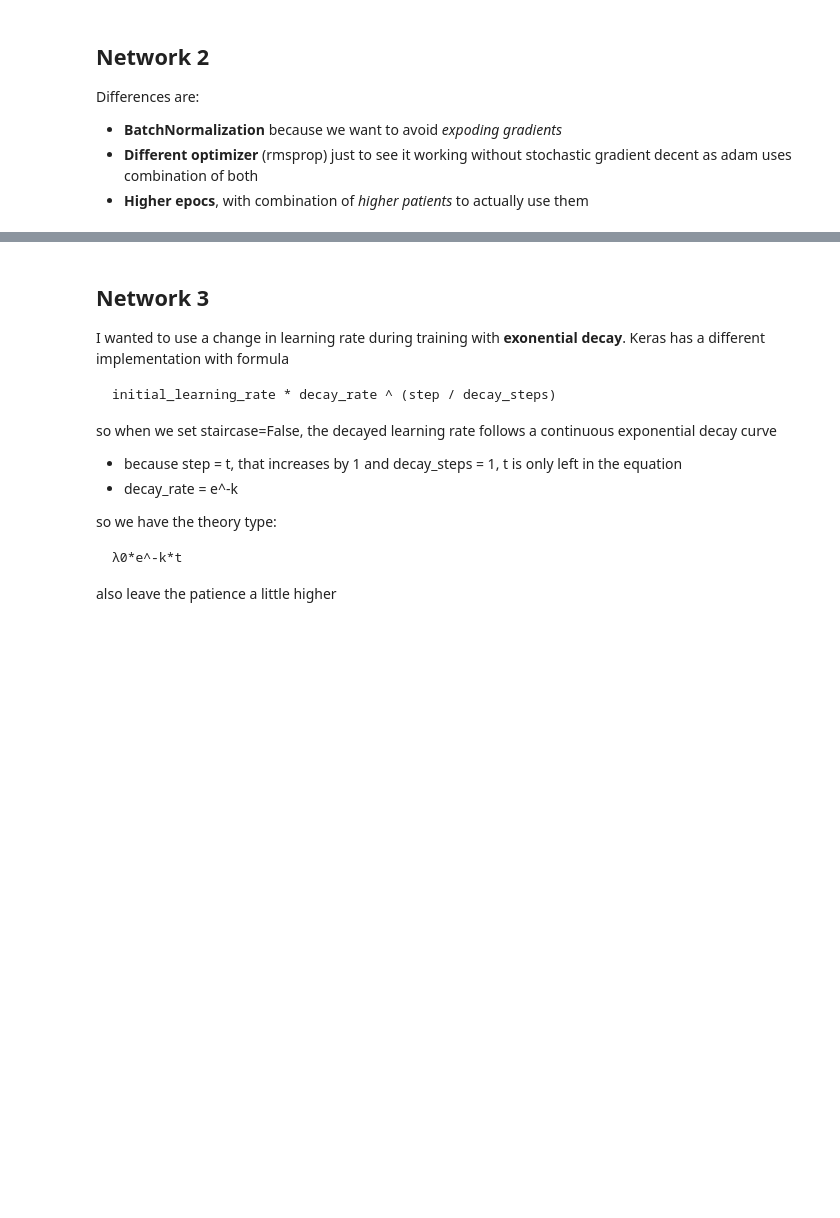
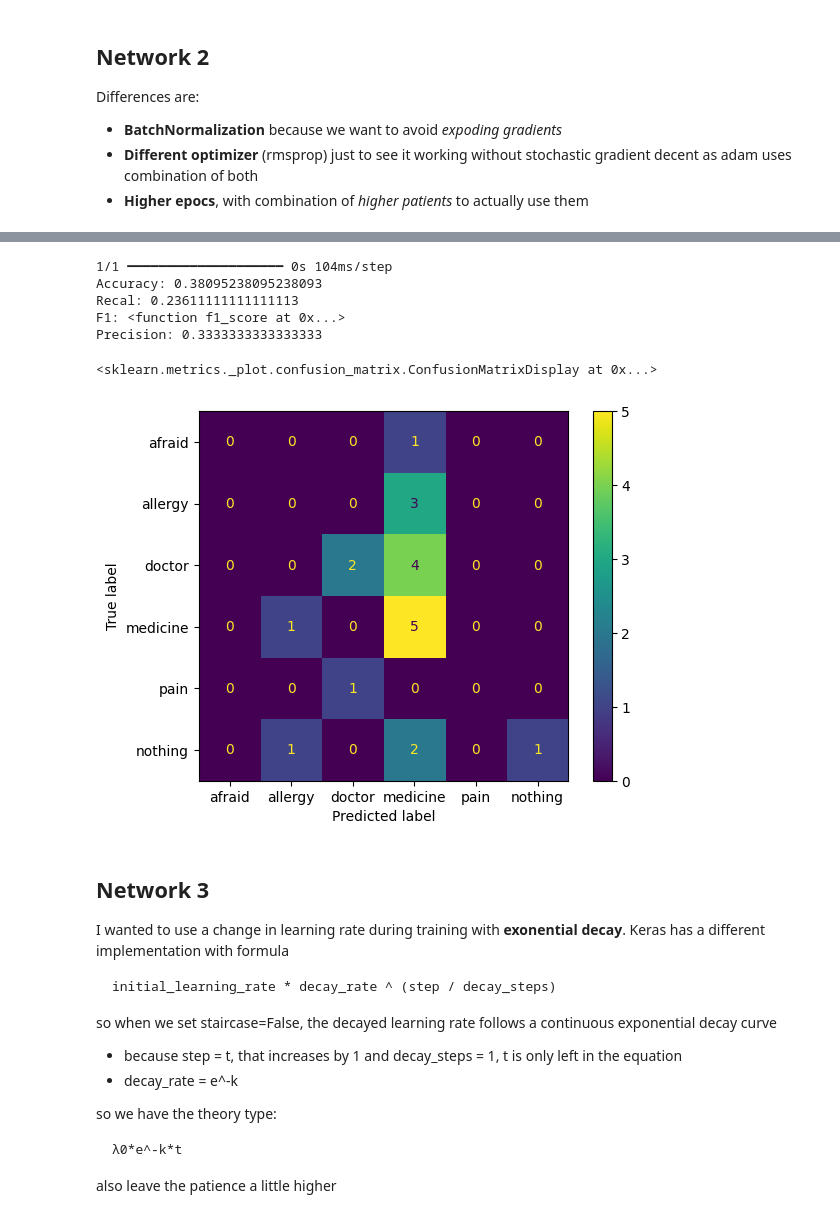
Before and after one commit to andreasZel/AIDL_A02_PROJECT_ZELIOS_ANDREAS, a Jupyter notebook: project_aidlA02_zelios_andreas_0142.ipynb, the cells around one changed output, grey strips where cells are left out. Saved outputs shown, nothing was run; the diff lists cells and outputs as text; code cells hidden in the pictures; blank space fills up the shorter version.

```diff
--- a/project_aidlA02_zelios_andreas_0142.ipynb
+++ b/project_aidlA02_zelios_andreas_0142.ipynb
@@ -323,23 +327,32 @@ plt.legend(['train', 'val'], loc='upper right')
 # %%
 history_2.model.load_weights('best_model2.h5')
 
 predictions2=history_2.model.predict(x_test)
 
 y_pred_classes = np.argmax(predictions2, axis=1)
 y_true_classes = np.argmax(y_test, axis=1)
 
 accuracy=accuracy_score(y_true_classes, y_pred_classes)
 precision=precision_score(y_true_classes, y_pred_classes, average='macro')# added macro because of error in compile (multiclass)
 recall=recall_score(y_true_classes, y_pred_classes, average='macro')# added macro because of error in compile (multiclass)
 f1=f1_score(y_true_classes, y_pred_classes, average='macro')# added macro because of error in compile (multiclass)
 
 print(f"Accuracy: {accuracy}")
 print(f"Recal: {recall}")
 print(f"F1: {f1_score}") #f1 macro is what we want, micro is as accuracy
 print(f"Precision: {precision}")
 
 cm2 = confusion_matrix(y_true_classes, y_pred_classes)
 disp2 = ConfusionMatrixDisplay(confusion_matrix=cm2, display_labels=classes)
+disp2.plot()
+# %% [output]
+1/1 ━━━━━━━━━━━━━━━━━━━━ 0s 104ms/step
+Accuracy: 0.38095238095238093
+Recal: 0.23611111111111113
+F1: <function f1_score at 0x...>
+Precision: 0.3333333333333333
+<sklearn.metrics._plot.confusion_matrix.ConfusionMatrixDisplay at 0x...>
+[figure, added]
 # %% [markdown]
 ## Network 3
 
```
Also changed, not shown: parts of 7 cells of this notebook.
